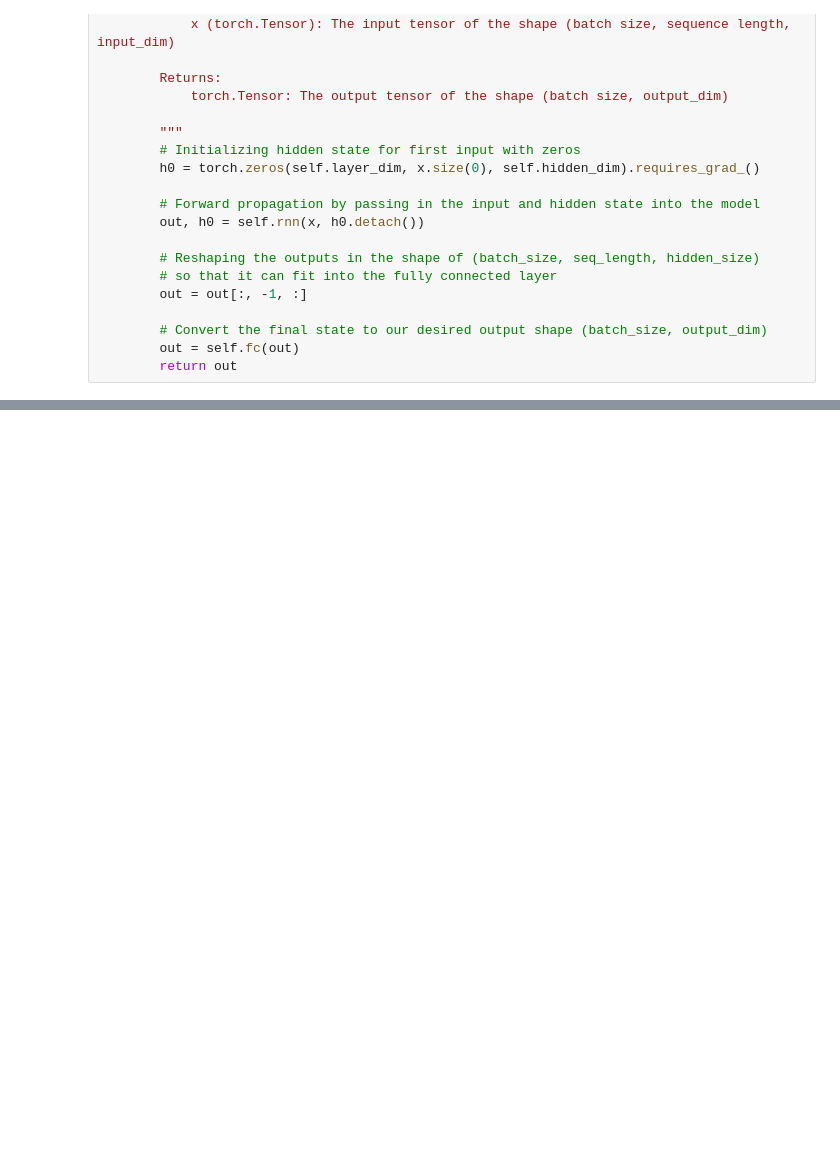
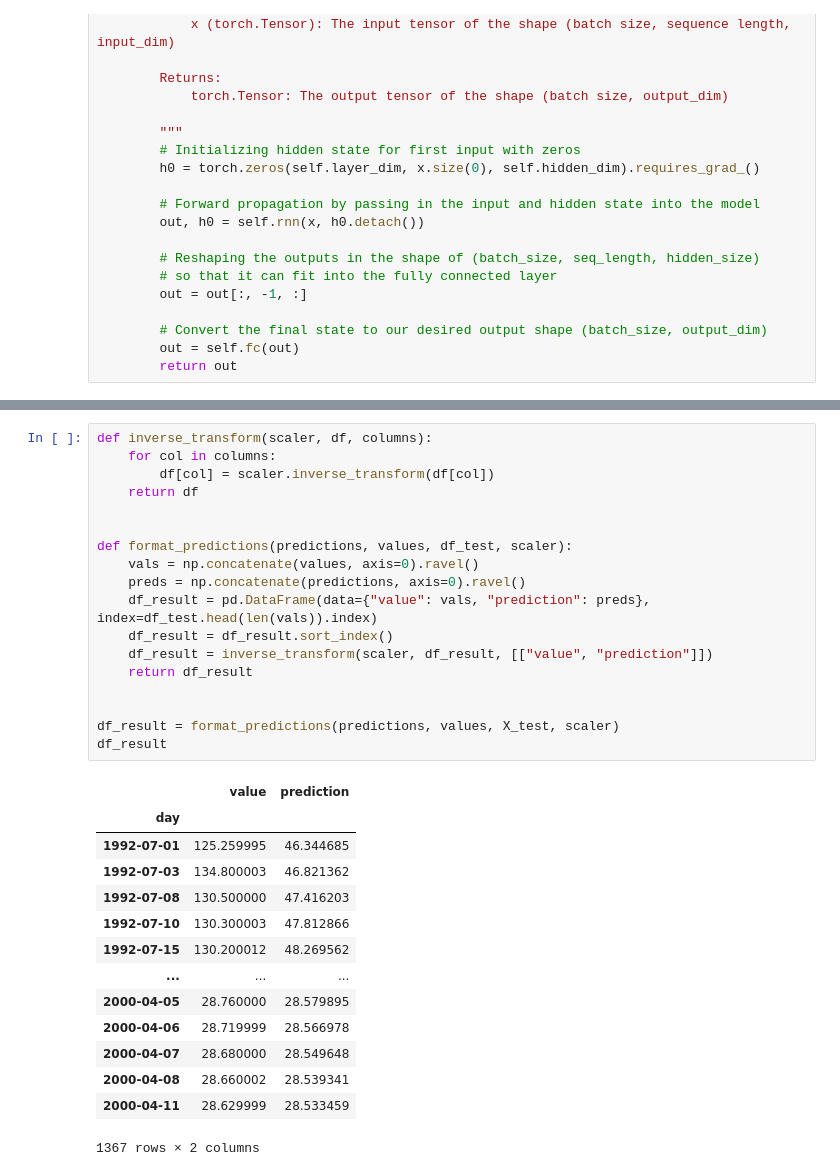
Before and after one commit to artyEZ/Lab5, a Jupyter notebook: main.ipynb, the cells around one changed output, grey strips where cells are left out. Drawn from its saved outputs; the diff is of its cells as text; blank space fills up the shorter version.

```diff
--- a/main.ipynb
+++ b/main.ipynb
@@ -179,0 +400,33 @@ class RNNModel(nn.Module):
+# %%
+def inverse_transform(scaler, df, columns):
+    for col in columns:
+        df[col] = scaler.inverse_transform(df[col])
+    return df
+
+
+def format_predictions(predictions, values, df_test, scaler):
+    vals = np.concatenate(values, axis=0).ravel()
+    preds = np.concatenate(predictions, axis=0).ravel()
+    df_result = pd.DataFrame(data={"value": vals, "prediction": preds}, index=df_test.head(len(vals)).index)
+    df_result = df_result.sort_index()
+    df_result = inverse_transform(scaler, df_result, [["value", "prediction"]])
+    return df_result
+
+
+df_result = format_predictions(predictions, values, X_test, scaler)
+df_result
+# %% [output]
+|  | value | prediction |
+| day |  |  |
+| 1992-07-01 | 125.259995 | 46.344685 |
+| 1992-07-03 | 134.800003 | 46.821362 |
+| 1992-07-08 | 130.500000 | 47.416203 |
+| 1992-07-10 | 130.300003 | 47.812866 |
+| 1992-07-15 | 130.200012 | 48.269562 |
+| ... | ... | ... |
+| 2000-04-05 | 28.760000 | 28.579895 |
+| 2000-04-06 | 28.719999 | 28.566978 |
+| 2000-04-07 | 28.680000 | 28.549648 |
+| 2000-04-08 | 28.660002 | 28.539341 |
+| 2000-04-11 | 28.629999 | 28.533459 |
+1367 rows × 2 columns
```
Also changed, not shown: parts of 15 cells of this notebook, 1 other file.
